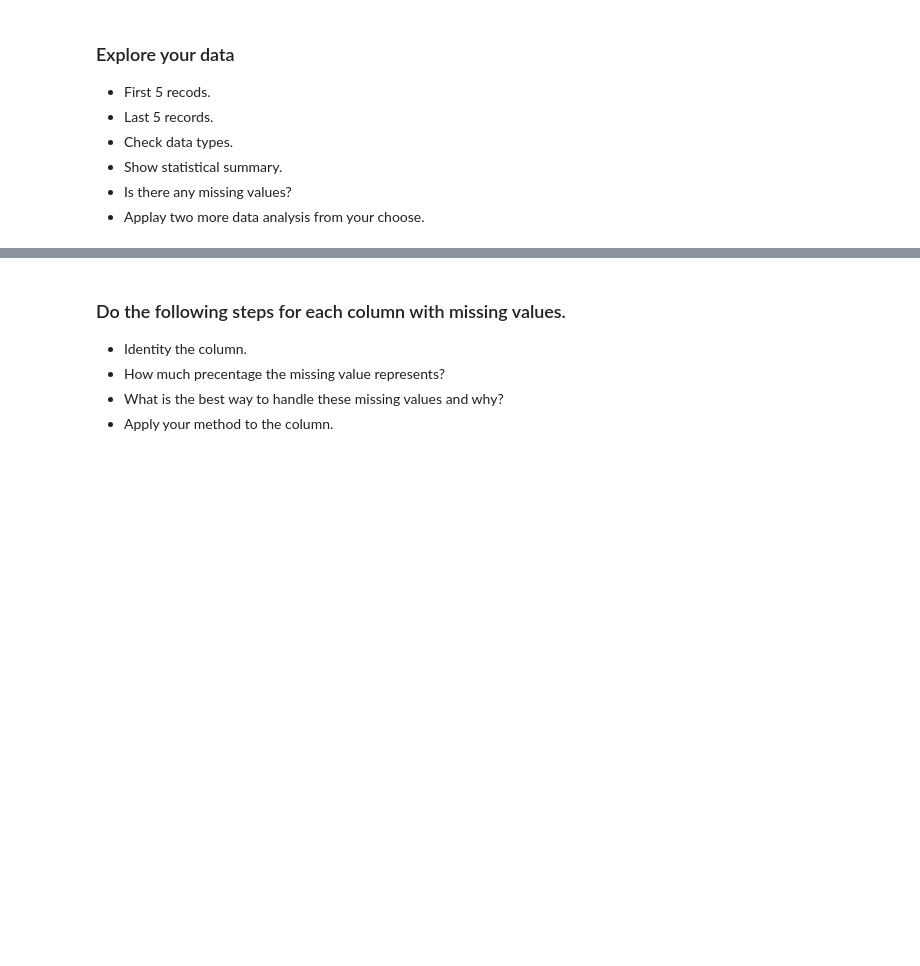
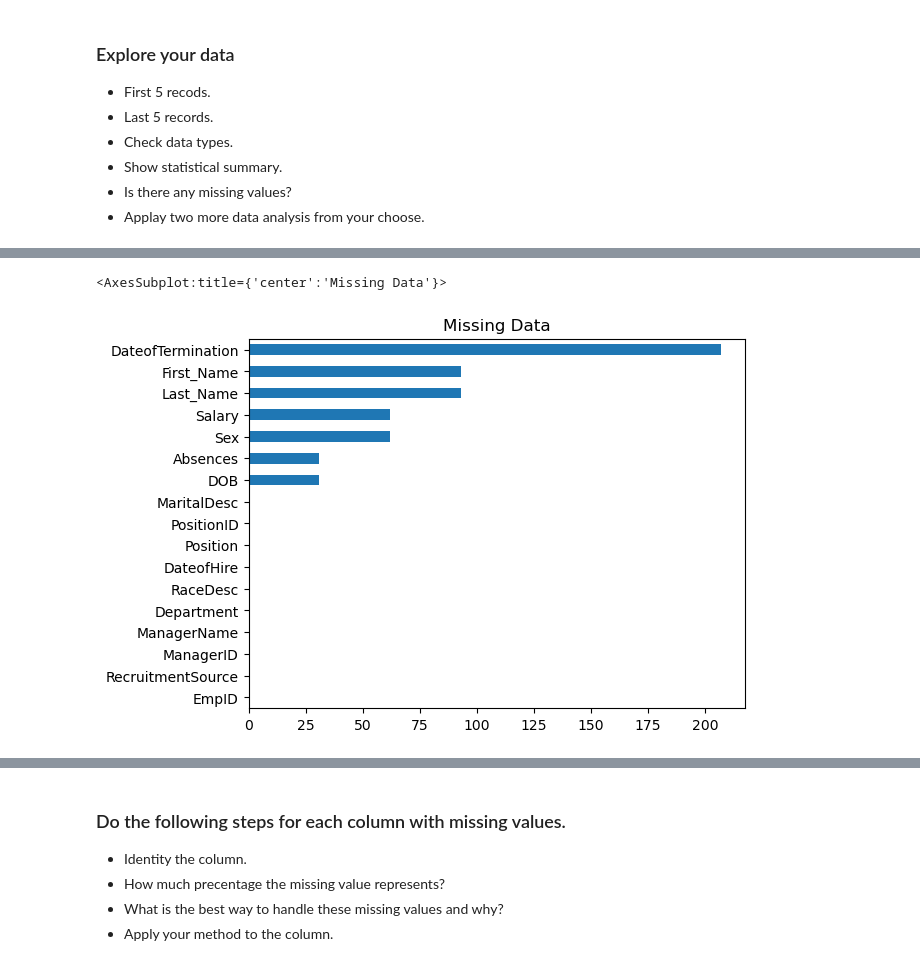
Before and after one commit to Tuwaiq-Data-Science-Bootcamp-V4/Missing-Data-Lab, a Jupyter notebook: Missing_Data_Assignment.ipynb, the cells around one changed output, grey strips where cells are left out. Saved outputs shown, nothing was run; the diff lists cells and outputs as text; code cells hidden in the pictures; blank space fills up the shorter version.

```diff
--- a/Missing_Data_Assignment.ipynb
+++ b/Missing_Data_Assignment.ipynb
@@ -3,5 +8,7 @@
 # %% [markdown]
 ### Load your dataset
+# %%
+df = pd.read_csv("HR_Missing_Values.csv")
 # %% [markdown]
 ### Explore your data
 
@@ -13,0 +63,2 @@
+# %%
+df = df.astype({"EmpID":'str', "PositionID":'str', "ManagerID":'str' })
@@ -13,0 +78,4 @@
+# %%
+df[['Last_Name', 'First_Name']] = df['Employee_Name'].str.split(',', expand=True)
+# %%
+df = df.drop(['Employee_Name'], axis=1)
@@ -13,0 +131,5 @@
+# %%
+df.isnull().sum().sort_values().plot(kind="barh", title="Missing Data")
+# %% [output]
+<AxesSubplot:title={'center':'Missing Data'}>
+[figure, added]
```
Also changed, not shown: parts of 54 cells of this notebook.
